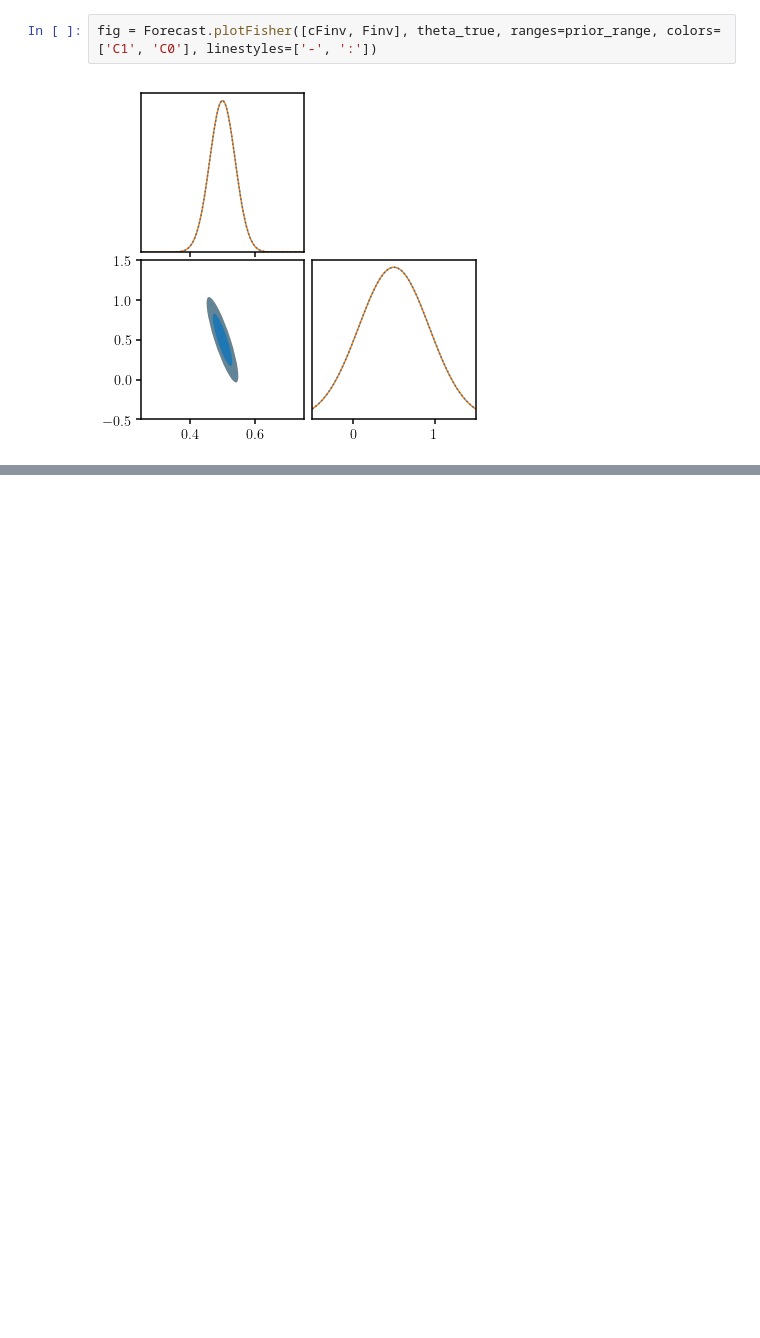
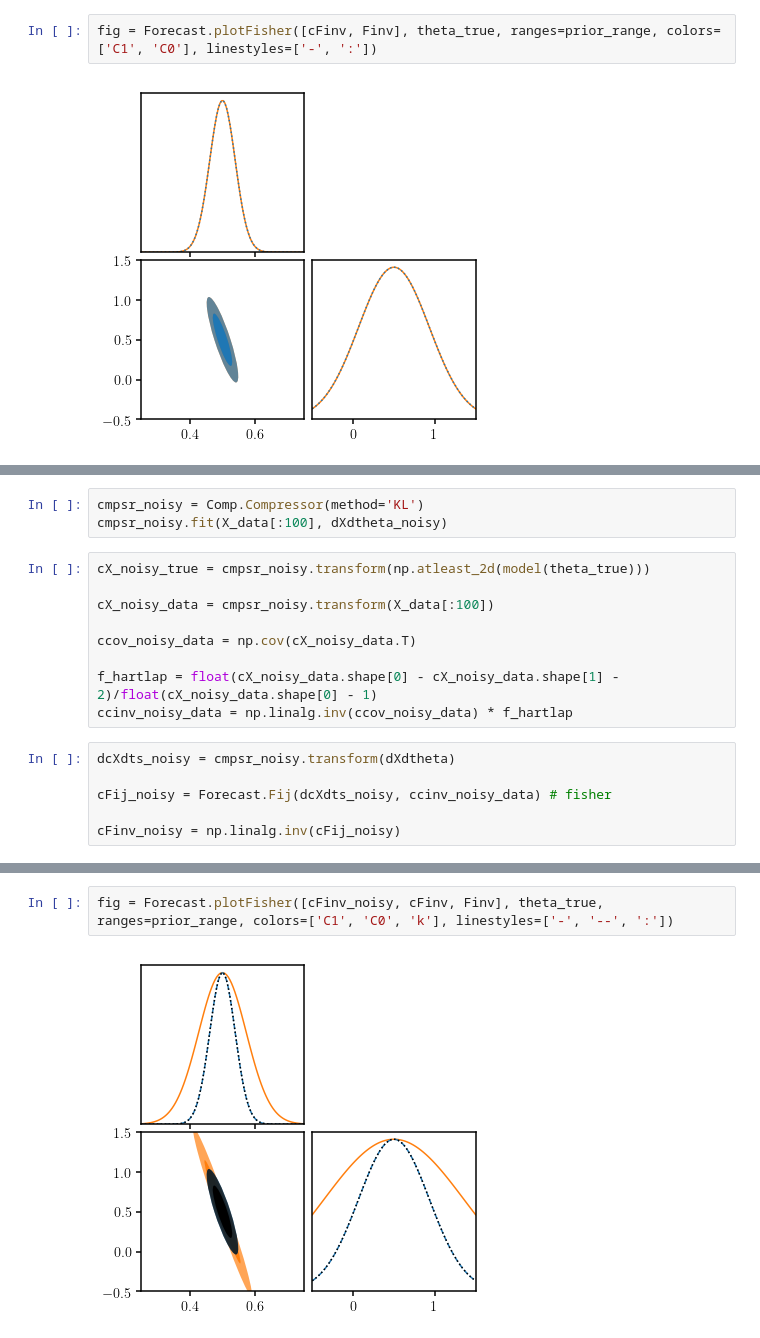
Before and after one commit to changhoonhahn/eMaNu, a Jupyter notebook: notebook/compress/toy_KL_fisher.ipynb, the cells around one changed output, grey strips where cells are left out. Drawn from its saved outputs; the diff is of its cells as text; blank space fills up the shorter version.

```diff
--- a/notebook/compress/toy_KL_fisher.ipynb
+++ b/notebook/compress/toy_KL_fisher.ipynb
@@ -159,0 +183,18 @@ fig = Forecast.plotFisher([cFinv, Finv], theta_true, ranges=prior_range, colors=
+# %%
+cmpsr_noisy = Comp.Compressor(method='KL')
+cmpsr_noisy.fit(X_data[:100], dXdtheta_noisy)
+# %%
+cX_noisy_true = cmpsr_noisy.transform(np.atleast_2d(model(theta_true)))
+
+cX_noisy_data = cmpsr_noisy.transform(X_data[:100])
+
+ccov_noisy_data = np.cov(cX_noisy_data.T)
+
+f_hartlap = float(cX_noisy_data.shape[0] - cX_noisy_data.shape[1] - 2)/float(cX_noisy_data.shape[0] - 1)
+ccinv_noisy_data = np.linalg.inv(ccov_noisy_data) * f_hartlap
+# %%
+dcXdts_noisy = cmpsr_noisy.transform(dXdtheta)
+
+cFij_noisy = Forecast.Fij(dcXdts_noisy, ccinv_noisy_data) # fisher
+
+cFinv_noisy = np.linalg.inv(cFij_noisy)
@@ -159,0 +205,4 @@ fig = Forecast.plotFisher([cFinv, Finv], theta_true, ranges=prior_range, colors=
+# %%
+fig = Forecast.plotFisher([cFinv_noisy, cFinv, Finv], theta_true, ranges=prior_range, colors=['C1', 'C0', 'k'], linestyles=['-', '--', ':'])
+# %% [output]
+[figure, added]
```
Also changed, not shown: parts of 9 cells of this notebook.
